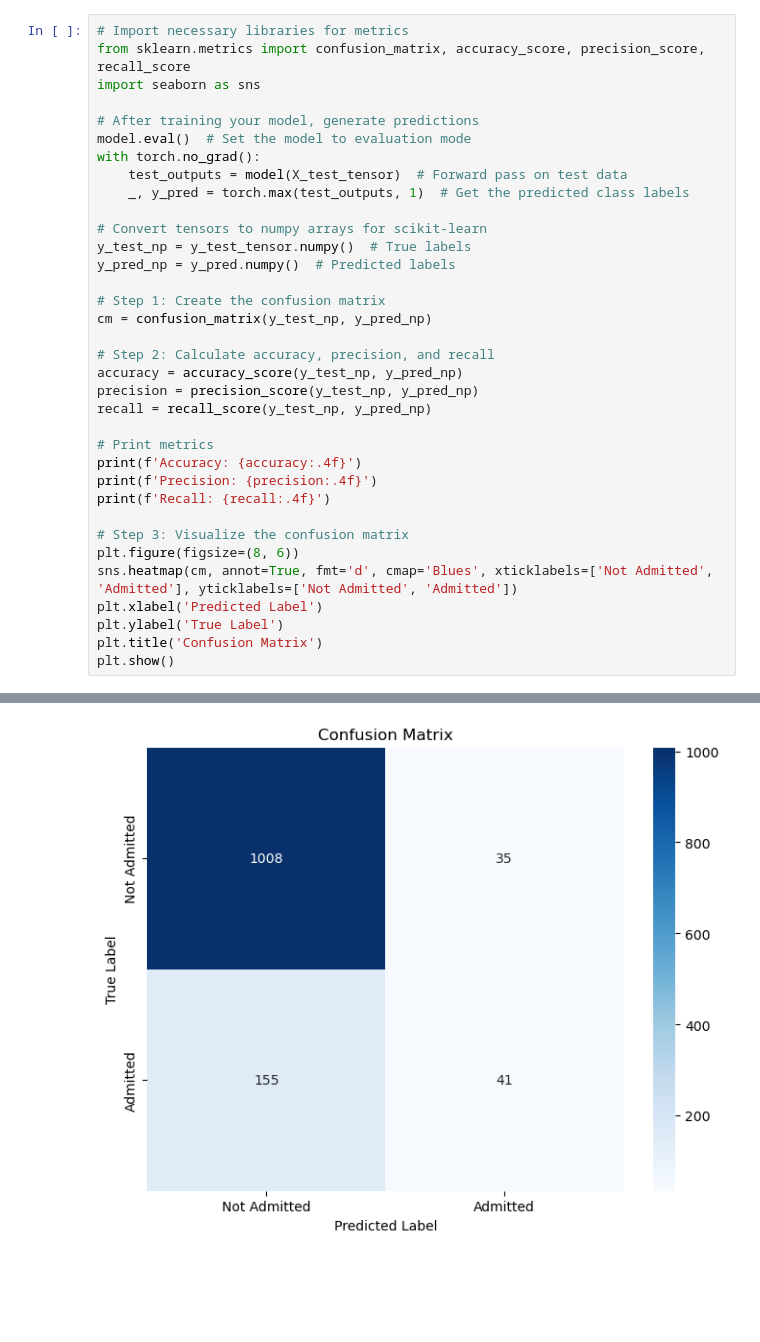
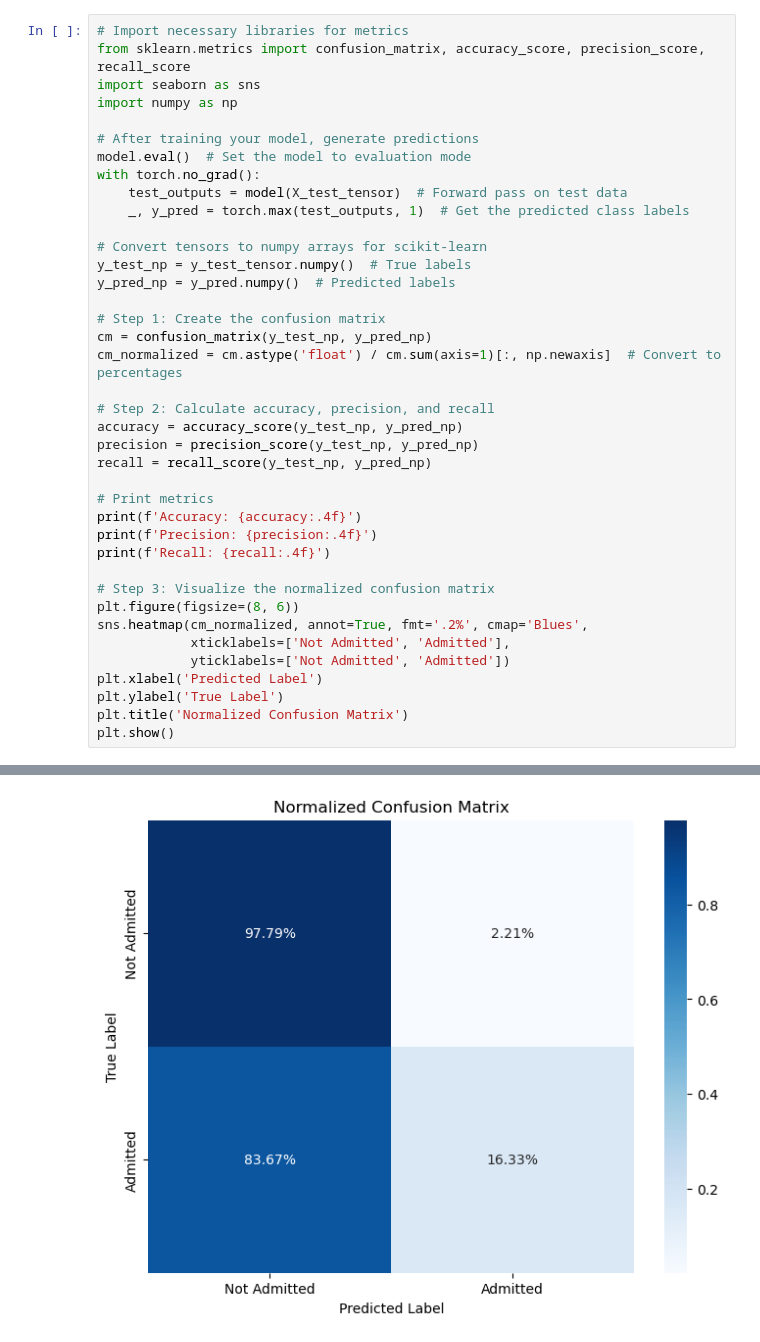
Before and after one commit to Ahan-Trivedi2/ML-Mini-Project-1, a Jupyter notebook: mini_project_1_Ahan_Trivedi.ipynb, the cells around one changed output, grey strips where cells are left out. Cells and saved outputs as stored; diff of their text form; blank space fills up the shorter version.

```diff
--- a/mini_project_1_Ahan_Trivedi.ipynb
+++ b/mini_project_1_Ahan_Trivedi.ipynb
@@ -129,6 +133,7 @@ plt.show()
 # Import necessary libraries for metrics
 from sklearn.metrics import confusion_matrix, accuracy_score, precision_score, recall_score
 import seaborn as sns
+import numpy as np
 
 # After training your model, generate predictions
 model.eval()  # Set the model to evaluation mode
@@ -142,6 +147,7 @@ y_pred_np = y_pred.numpy()  # Predicted labels
 
 # Step 1: Create the confusion matrix
 cm = confusion_matrix(y_test_np, y_pred_np)
+cm_normalized = cm.astype('float') / cm.sum(axis=1)[:, np.newaxis]  # Convert to percentages
 
 # Step 2: Calculate accuracy, precision, and recall
 accuracy = accuracy_score(y_test_np, y_pred_np)
@@ -153,11 +159,13 @@ print(f'Accuracy: {accuracy:.4f}')
 print(f'Precision: {precision:.4f}')
 print(f'Recall: {recall:.4f}')
 
-# Step 3: Visualize the confusion matrix
+# Step 3: Visualize the normalized confusion matrix
 plt.figure(figsize=(8, 6))
-sns.heatmap(cm, annot=True, fmt='d', cmap='Blues', xticklabels=['Not Admitted', 'Admitted'], yticklabels=['Not Admitted', 'Admitted'])
+sns.heatmap(cm_normalized, annot=True, fmt='.2%', cmap='Blues',
+            xticklabels=['Not Admitted', 'Admitted'],
+            yticklabels=['Not Admitted', 'Admitted'])
 plt.xlabel('Predicted Label')
 plt.ylabel('True Label')
-plt.title('Confusion Matrix')
+plt.title('Normalized Confusion Matrix')
 plt.show()
 # %% [output]
@@ -167,4 +175,4 @@ Recall: 0.2092
-[figure, old version]
+[figure, new version]
 # %%
 from sklearn.metrics import roc_curve, auc
 with torch.no_grad():
```
Also changed, not shown: parts of 4 cells of this notebook.
